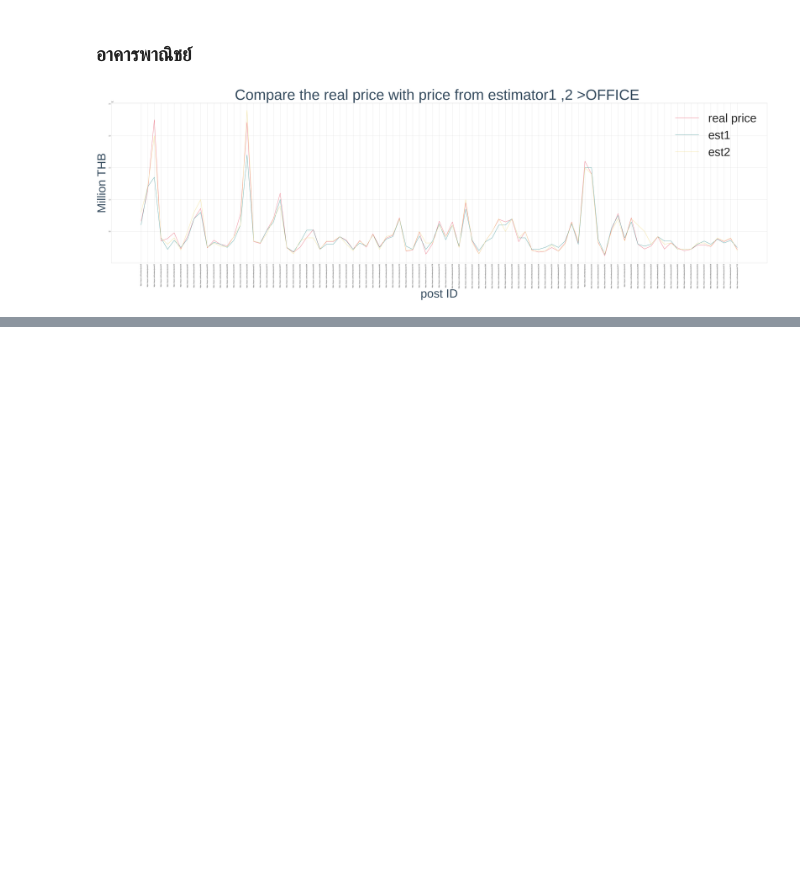
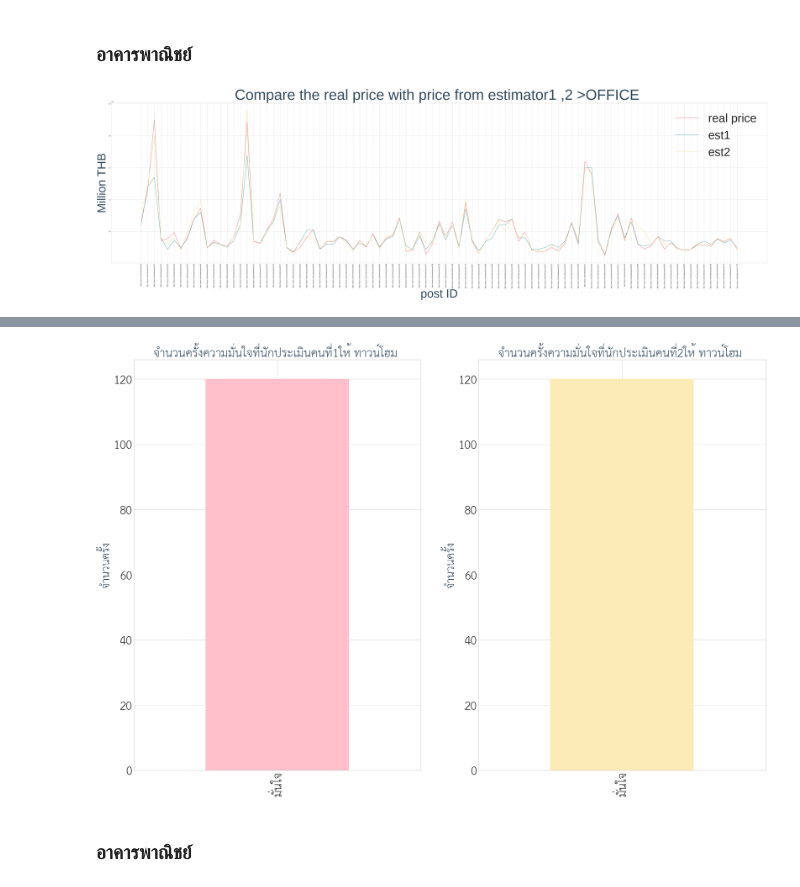
Before and after one commit to sucheerarighthere/bsc_dpdm22, a Jupyter notebook: [dataprep]Homework3.ipynb, the cells around one changed output, grey strips where cells are left out. Drawn from its saved outputs; the diff is of its cells as text; code cells hidden in the pictures; blank space fills up the shorter version.

```diff
--- a/[dataprep]Homework3.ipynb
+++ b/[dataprep]Homework3.ipynb
@@ -622,0 +682,25 @@ plt.show()
+# %%
+townsure=town[['ID ผู้ประเมิน','ความมั่นใจในการเมินราคาทรัพย์']]#'post id',
+# %%
+townsure1= townsure[townsure['ID ผู้ประเมิน']==1]
+townsure2= townsure[townsure['ID ผู้ประเมิน']==2]
+# %%
+matplotlib.rcParams['figure.figsize']=[30,20]
+plt.subplot(1,2,1)
+est1 =townsure1['ความมั่นใจในการเมินราคาทรัพย์'].value_counts().plot(kind='bar',color='pink')
+plt.title("จำนวนครั้งความมั่นใจที่นักประเมินคนที่1ให้ ทาวน์โฮม ",fontsize=30 ,c='#354B5E')
+plt.ylabel("จำนวนครั้ง",fontsize=28,c='#354B5E')
+plt.xticks(fontsize=30)
+plt.yticks(fontsize=30)
+
+plt.subplot(1,2,2)
+est2 =townsure2['ความมั่นใจในการเมินราคาทรัพย์'].value_counts().plot(kind='bar',color='#fcebb6')
+plt.title("จำนวนครั้งความมั่นใจที่นักประเมินคนที่2ให้ ทาวน์โฮม ",fontsize=30 ,c='#354B5E')
+plt.ylabel("จำนวนครั้ง",fontsize=28,c='#354B5E')
+plt.xticks(fontsize=30)
+plt.yticks(fontsize=30)
+plt.show()
+# %% [output]
+[figure, added]
+# %% [markdown]
+### อาคารพาณิชย์
```
Also changed, not shown: parts of 14 cells of this notebook.
